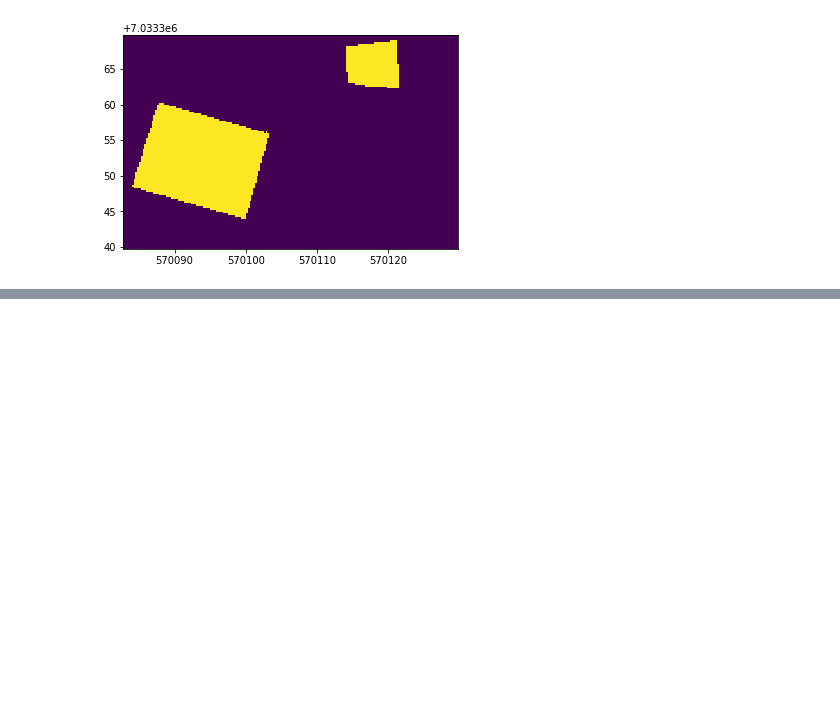
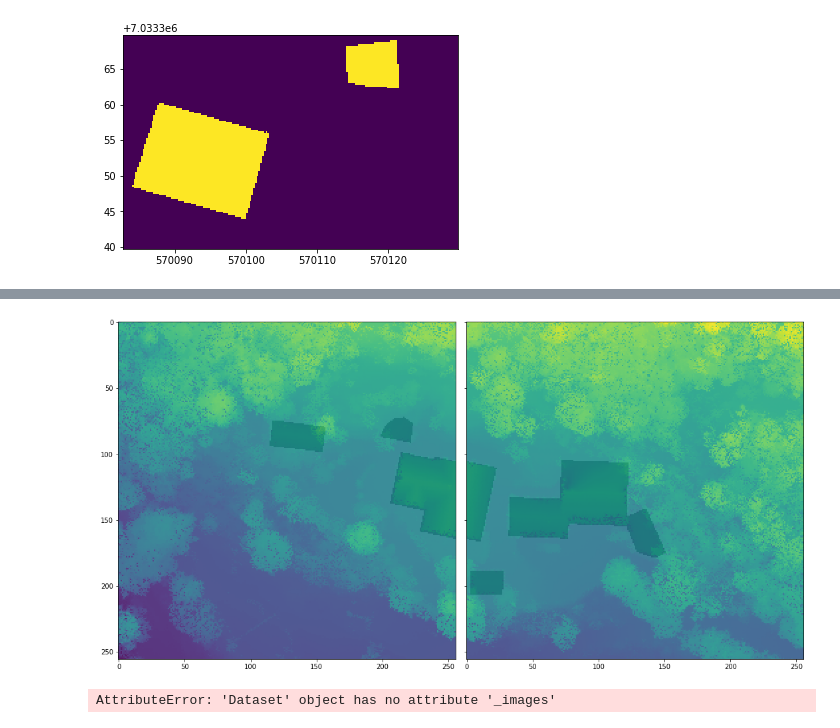
Before and after one commit to JakobGM/project-thesis, a Jupyter notebook: notebooks/combine-data.ipynb, the cells around one changed output, grey strips where cells are left out. Saved outputs shown, nothing was run; the diff lists cells and outputs as text; code cells hidden in the pictures; blank space fills up the shorter version.

```diff
--- a/notebooks/combine-data.ipynb
+++ b/notebooks/combine-data.ipynb
@@ -124,0 +176,4 @@ model.fit(x=images, y=masks)
+# %%
+from remsen.data import Dataset
+dataset = Dataset()
+dataset.build_tile_cache(batch_size=1, batches=1)
@@ -124,0 +197,8 @@ model.fit(x=images, y=masks)
+# %%
+dataset.plot_tiles(12)
+# %% [output]
+[figure, added]
+# %%
+dataset._images
+# %% [output]
+AttributeError: 'Dataset' object has no attribute '_images'
```
Also changed, not shown: parts of 18 cells of this notebook, 4 other files.
